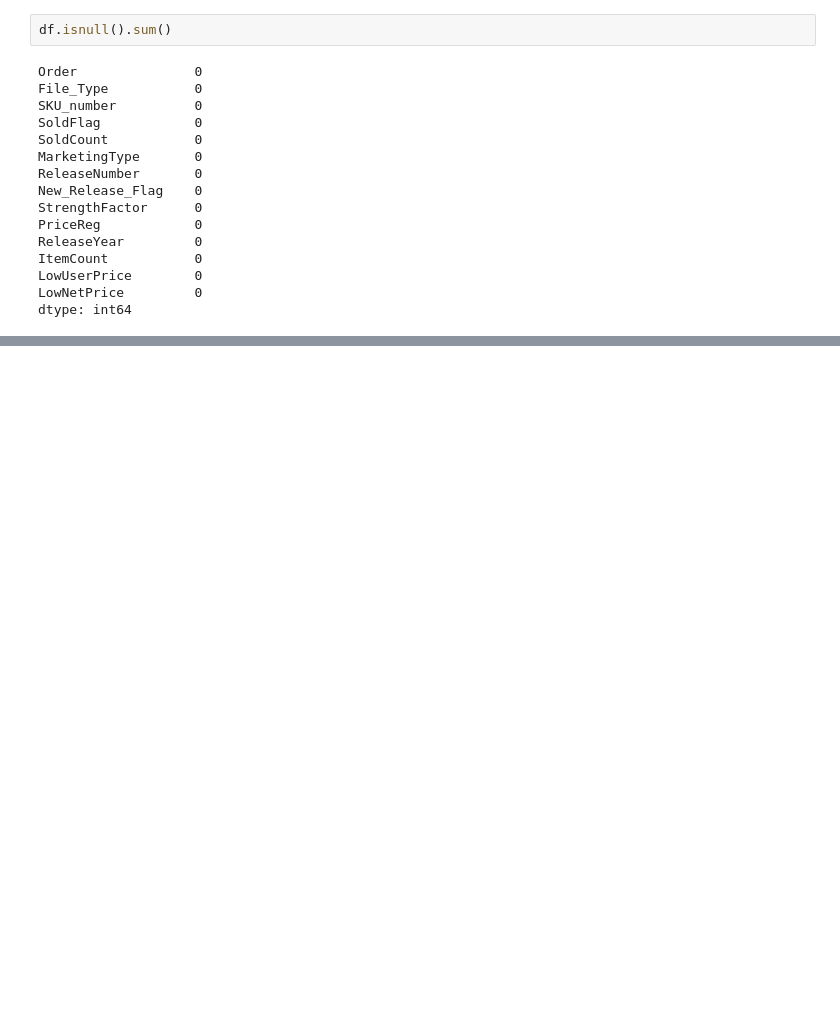
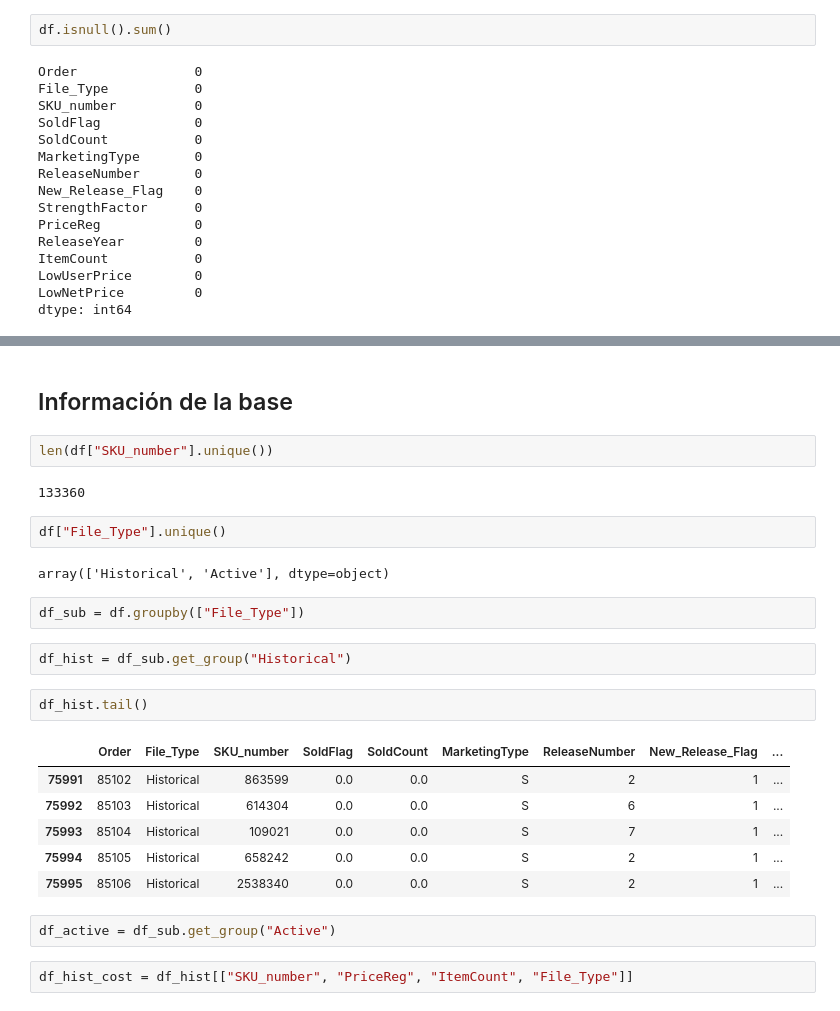
Before and after one commit to cesaralejon/Proyecto-2, a Jupyter notebook: Proyecto2_Cesar_Olmedo.ipynb, the cells around one changed output, grey strips where cells are left out. Drawn from its saved outputs; the diff is of its cells as text; blank space fills up the shorter version.

```diff
--- a/Proyecto2_Cesar_Olmedo.ipynb
+++ b/Proyecto2_Cesar_Olmedo.ipynb
@@ -117,0 +152,27 @@ df.describe()
+# %% [markdown]
+## Información de la base
+# %%
+len(df["SKU_number"].unique())
+# %% [output]
+133360
+# %%
+df["File_Type"].unique()
+# %% [output]
+array(['Historical', 'Active'], dtype=object)
+# %%
+df_sub = df.groupby(["File_Type"])
+# %%
+df_hist = df_sub.get_group("Historical")
+# %%
+df_hist.tail()
+# %% [output]
+|  | Order | File_Type | SKU_number | SoldFlag | SoldCount | MarketingType | ReleaseNumber | New_Release_Flag | ... |
+| 75991 | 85102 | Historical | 863599 | 0.0 | 0.0 | S | 2 | 1 | ... |
+| 75992 | 85103 | Historical | 614304 | 0.0 | 0.0 | S | 6 | 1 | ... |
+| 75993 | 85104 | Historical | 109021 | 0.0 | 0.0 | S | 7 | 1 | ... |
+| 75994 | 85105 | Historical | 658242 | 0.0 | 0.0 | S | 2 | 1 | ... |
+| 75995 | 85106 | Historical | 2538340 | 0.0 | 0.0 | S | 2 | 1 | ... |
+# %%
+df_active = df_sub.get_group("Active")
+# %%
+df_hist_cost = df_hist[["SKU_number", "PriceReg", "ItemCount", "File_Type"]]
```
Also changed, not shown: parts of 16 cells of this notebook.
